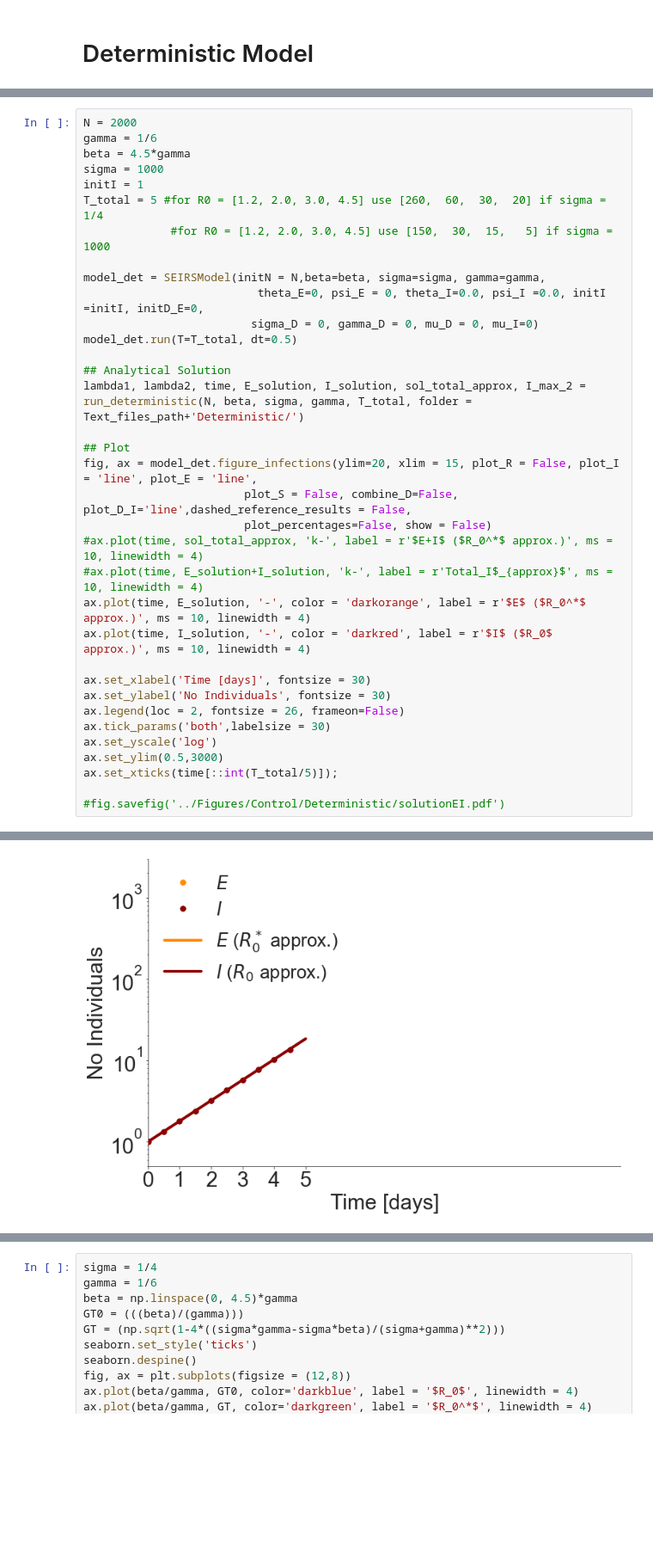
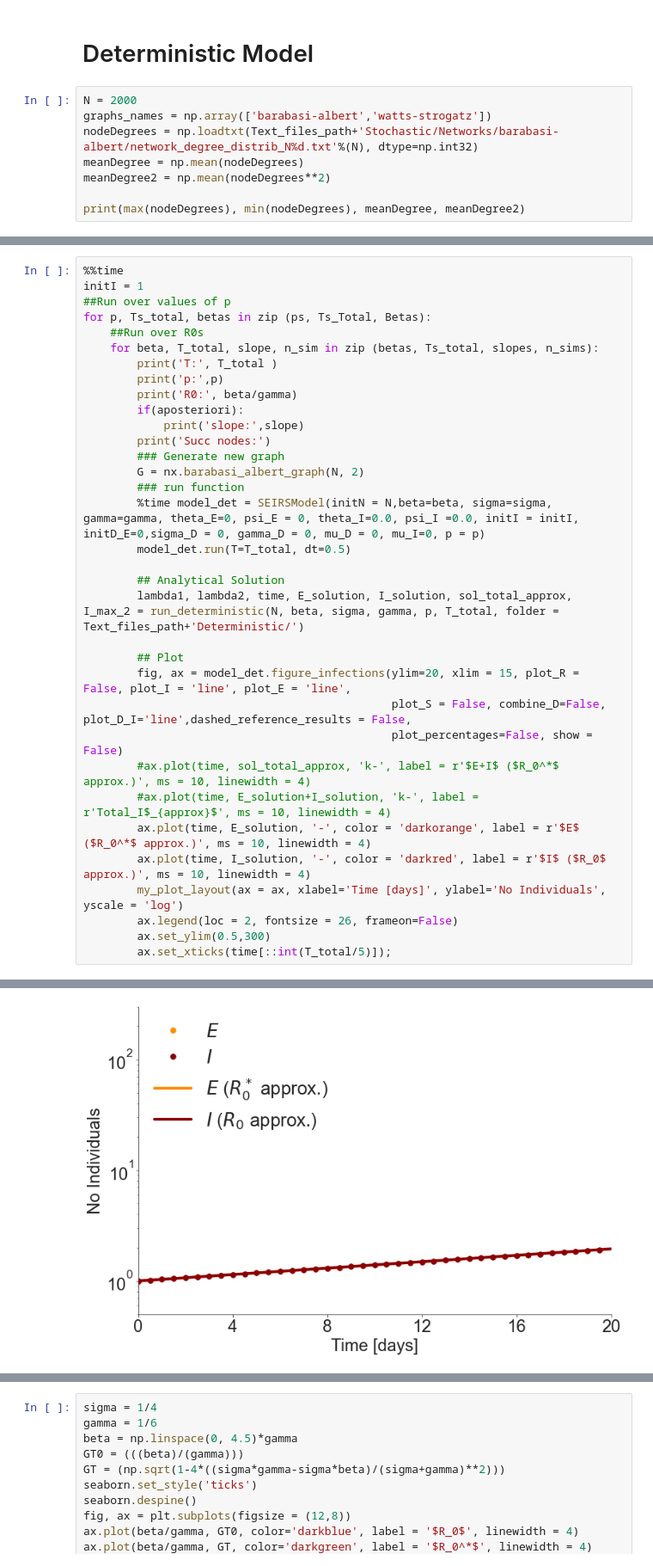
Before and after one commit to betoto008/Epidemiology_2020, a Jupyter notebook: Jupyter_Notebooks/0_Deterministic.ipynb, the cells around one changed output, grey strips where cells are left out. Shown at 86% size. Saved outputs shown, nothing was run; the diff lists cells and outputs as text; blank space fills up the shorter version.

```diff
--- a/Jupyter_Notebooks/0_Deterministic.ipynb
+++ b/Jupyter_Notebooks/0_Deterministic.ipynb
@@ -21,3 +21,11 @@ Text_files_path = '../../../../Dropbox/Research/Epidemiology_2020/Text_files/'
 Autosaving every 60 seconds
 # %% [markdown]
 # Deterministic Model
+# %%
+N = 2000
+graphs_names = np.array(['barabasi-albert','watts-strogatz'])
+nodeDegrees = np.loadtxt(Text_files_path+'Stochastic/Networks/barabasi-albert/network_degree_distrib_N%d.txt'%(N), dtype=np.int32)
+meanDegree = np.mean(nodeDegrees)
+meanDegree2 = np.mean(nodeDegrees**2)
+
+print(max(nodeDegrees), min(nodeDegrees), meanDegree, meanDegree2)
@@ -24,36 +100,35 @@ Autosaving every 60 seconds
 # %%
-N = 2000
-gamma = 1/6
-beta = 4.5*gamma
-sigma = 1000
+%%time
 initI = 1
-T_total = 5 #for R0 = [1.2, 2.0, 3.0, 4.5] use [260,  60,  30,  20] if sigma = 1/4
-             #for R0 = [1.2, 2.0, 3.0, 4.5] use [150,  30,  15,   5] if sigma = 1000
+##Run over values of p
+for p, Ts_total, betas in zip (ps, Ts_Total, Betas):
+    ##Run over R0s
+    for beta, T_total, slope, n_sim in zip (betas, Ts_total, slopes, n_sims):
+        print('T:', T_total )
+        print('p:',p)
+        print('R0:', beta/gamma)
+        if(aposteriori):
+            print('slope:',slope)
+        print('Succ nodes:')
+        ### Generate new graph
+        G = nx.barabasi_albert_graph(N, 2)
+        ### run function
+        %time model_det = SEIRSModel(initN = N,beta=beta, sigma=sigma, gamma=gamma, theta_E=0, psi_E = 0, theta_I=0.0, psi_I =0.0, initI = initI, initD_E=0,sigma_D = 0, gamma_D = 0, mu_D = 0, mu_I=0, p = p)
+        model_det.run(T=T_total, dt=0.5)
 
-model_det = SEIRSModel(initN = N,beta=beta, sigma=sigma, gamma=gamma,
-                          theta_E=0, psi_E = 0, theta_I=0.0, psi_I =0.0, initI =initI, initD_E=0,
-                         sigma_D = 0, gamma_D = 0, mu_D = 0, mu_I=0)
-model_det.run(T=T_total, dt=0.5)
+        ## Analytical Solution
+        lambda1, lambda2, time, E_solution, I_solution, sol_total_approx, I_max_2 = run_deterministic(N, beta, sigma, gamma, p, T_total, folder = Text_files_path+'Deterministic/')
 
-## Analytical Solution
-lambda1, lambda2, time, E_solution, I_solution, sol_total_approx, I_max_2 = run_deterministic(N, beta, sigma, gamma, T_total, folder = Text_files_path+'Deterministic/')
-
-## Plot
-fig, ax = model_det.figure_infections(ylim=20, xlim = 15, plot_R = False, plot_I = 'line', plot_E = 'line',
-                        plot_S = False, combine_D=False, plot_D_I='line',dashed_reference_results = False,
-                        plot_percentages=False, show = False)
-#ax.plot(time, sol_total_approx, 'k-', label = r'$E+I$ ($R_0^*$ approx.)', ms = 10, linewidth = 4)
-#ax.plot(time, E_solution+I_solution, 'k-', label = r'Total_I$_{approx}$', ms = 10, linewidth = 4)
-ax.plot(time, E_solution, '-', color = 'darkorange', label = r'$E$ ($R_0^*$ approx.)', ms = 10, linewidth = 4)
-ax.plot(time, I_solution, '-', color = 'darkred', label = r'$I$ ($R_0$ approx.)', ms = 10, linewidth = 4)
-
-ax.set_xlabel('Time [days]', fontsize = 30)
-ax.set_ylabel('No Individuals', fontsize = 30)
-ax.legend(loc = 2, fontsize = 26, frameon=False)
-ax.tick_params('both',labelsize = 30)
-ax.set_yscale('log')
-ax.set_ylim(0.5,3000)
-ax.set_xticks(time[::int(T_total/5)]);
-
-#fig.savefig('../Figures/Control/Deterministic/solutionEI.pdf')
+        ## Plot
+        fig, ax = model_det.figure_infections(ylim=20, xlim = 15, plot_R = False, plot_I = 'line', plot_E = 'line',
+                                              plot_S = False, combine_D=False, plot_D_I='line',dashed_reference_results = False,
+                                              plot_percentages=False, show = False)
+        #ax.plot(time, sol_total_approx, 'k-', label = r'$E+I$ ($R_0^*$ approx.)', ms = 10, linewidth = 4)
+        #ax.plot(time, E_solution+I_solution, 'k-', label = r'Total_I$_{approx}$', ms = 10, linewidth = 4)
+        ax.plot(time, E_solution, '-', color = 'darkorange', label = r'$E$ ($R_0^*$ approx.)', ms = 10, linewidth = 4)
+        ax.plot(time, I_solution, '-', color = 'darkred', label = r'$I$ ($R_0$ approx.)', ms = 10, linewidth = 4)
+        my_plot_layout(ax = ax, xlabel='Time [days]', ylabel='No Individuals', yscale = 'log')
+        ax.legend(loc = 2, fontsize = 26, frameon=False)
+        ax.set_ylim(0.5,300)
+        ax.set_xticks(time[::int(T_total/5)]);
 # %% [output]
@@ -61 +152 @@ t = 4.50
-[figure, old version]
+[figure, new version]
```
Also changed, not shown: parts of 3 cells of this notebook, 9 other files.
